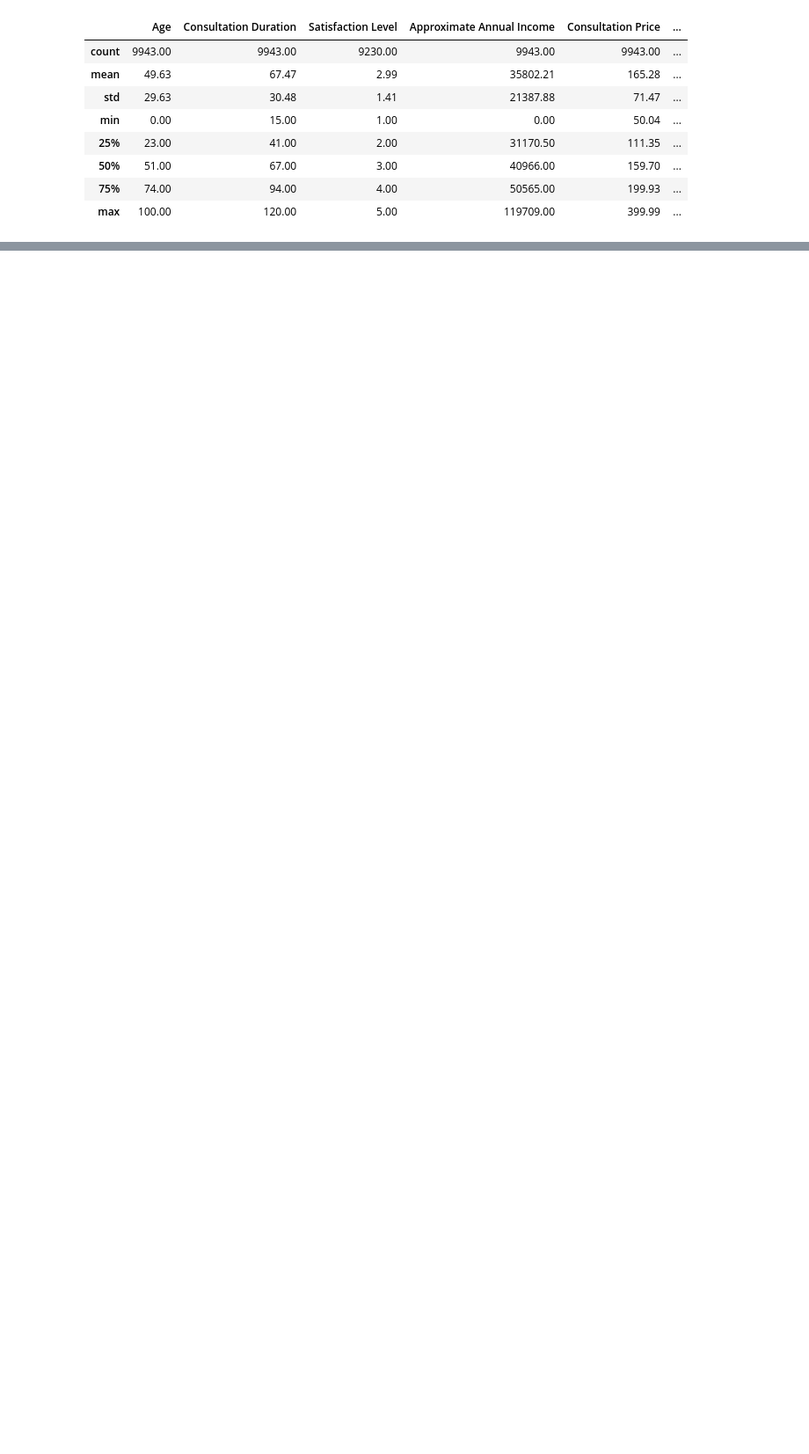
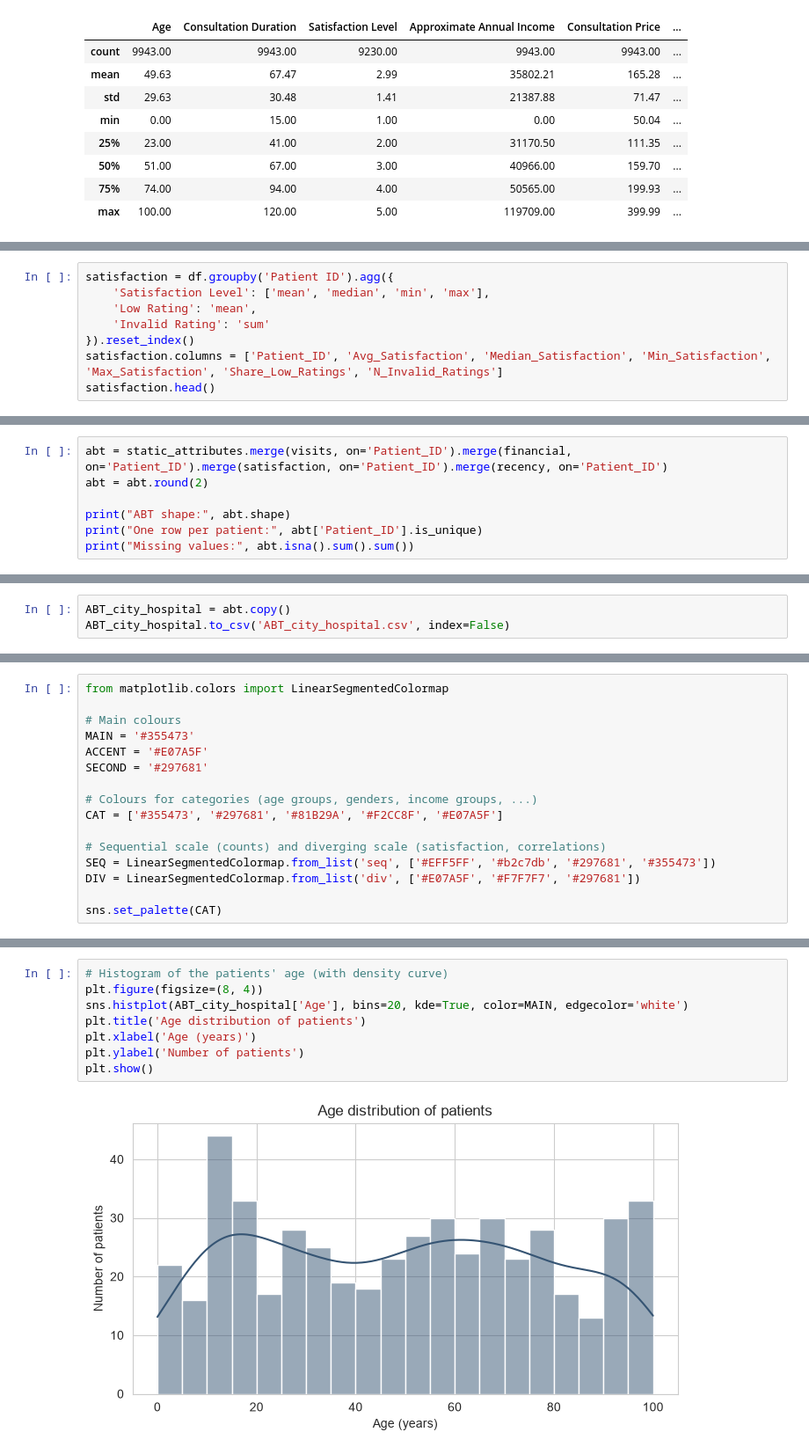
Before and after one commit to martim-dot/Preproc_2627, a Jupyter notebook: atualizado.ipynb, the cells around one changed output, grey strips where cells are left out. Shown at 88% size. Cells and saved outputs as stored; diff of their text form; blank space fills up the shorter version.

```diff
--- a/atualizado.ipynb
+++ b/atualizado.ipynb
@@ -1224,0 +1323,8 @@ display(df_cleaned[num_cols].describe().round(2))
+# %%
+satisfaction = df.groupby('Patient ID').agg({
+    'Satisfaction Level': ['mean', 'median', 'min', 'max'],
+    'Low Rating': 'mean',
+    'Invalid Rating': 'sum'
+}).reset_index()
+satisfaction.columns = ['Patient_ID', 'Avg_Satisfaction', 'Median_Satisfaction', 'Min_Satisfaction', 'Max_Satisfaction', 'Share_Low_Ratings', 'N_Invalid_Ratings']
+satisfaction.head()
@@ -1224,0 +1374,7 @@ display(df_cleaned[num_cols].describe().round(2))
+# %%
+abt = static_attributes.merge(visits, on='Patient_ID').merge(financial, on='Patient_ID').merge(satisfaction, on='Patient_ID').merge(recency, on='Patient_ID')
+abt = abt.round(2)
+
+print("ABT shape:", abt.shape)
+print("One row per patient:", abt['Patient_ID'].is_unique)
+print("Missing values:", abt.isna().sum().sum())
@@ -1237 +1457,4 @@ display(df_cleaned[num_cols].describe().round(2))
+# %%
+ABT_city_hospital = abt.copy()
+ABT_city_hospital.to_csv('ABT_city_hospital.csv', index=False)
 # %% [markdown]
@@ -1248,0 +1466,16 @@ display(df_cleaned[num_cols].describe().round(2))
+# %%
+from matplotlib.colors import LinearSegmentedColormap
+
+# Main colours
+MAIN = '#355473'
+ACCENT = '#E07A5F'
+SECOND = '#297681'
+
+# Colours for categories (age groups, genders, income groups, ...)
+CAT = ['#355473', '#297681', '#81B29A', '#F2CC8F', '#E07A5F']
+
+# Sequential scale (counts) and diverging scale (satisfaction, correlations)
+SEQ = LinearSegmentedColormap.from_list('seq', ['#EFF5FF', '#b2c7db', '#297681', '#355473'])
+DIV = LinearSegmentedColormap.from_list('div', ['#E07A5F', '#F7F7F7', '#297681'])
+
+sns.set_palette(CAT)
@@ -1302,0 +1495,10 @@ display(df_cleaned[num_cols].describe().round(2))
+# %%
+# Histogram of the patients' age (with density curve)
+plt.figure(figsize=(8, 4))
+sns.histplot(ABT_city_hospital['Age'], bins=20, kde=True, color=MAIN, edgecolor='white')
+plt.title('Age distribution of patients')
+plt.xlabel('Age (years)')
+plt.ylabel('Number of patients')
+plt.show()
+# %% [output]
+[figure, added]
```
Also changed, not shown: parts of 100 cells of this notebook, 1 other file.
